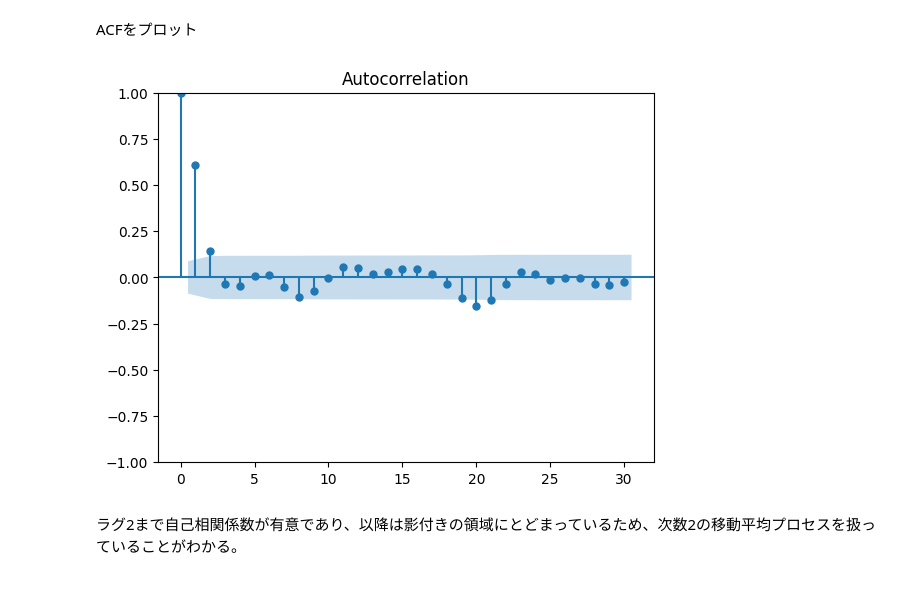
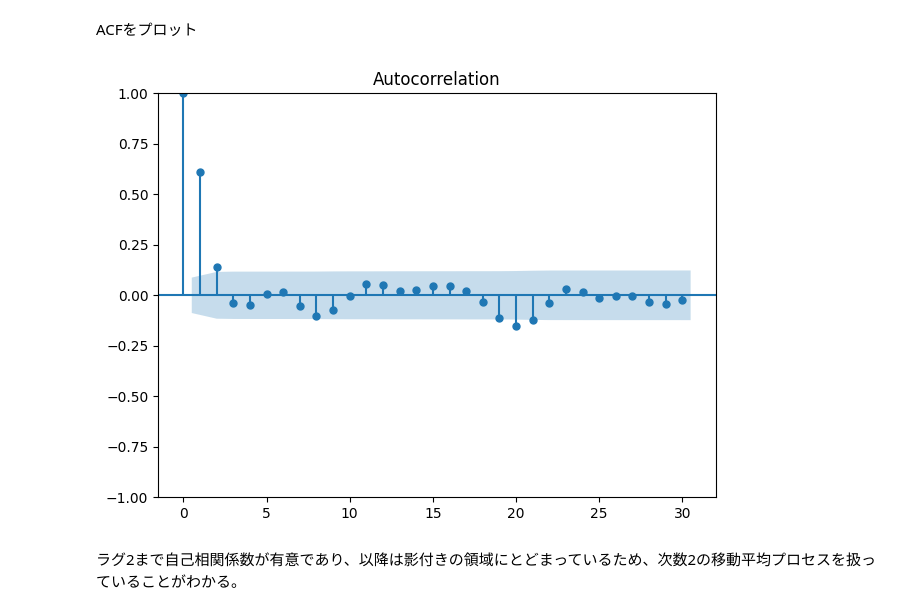
Before and after one commit to LABO-M/Time-Series-Forecasting2025, a Jupyter notebook: CH04/Chapter4_ueki.ipynb, the cells around one changed output. Drawn from its saved outputs; the diff is of its cells as text; code cells hidden in the pictures.

```diff
--- a/CH04/Chapter4_ueki.ipynb
+++ b/CH04/Chapter4_ueki.ipynb
@@ -146,10 +302,10 @@ ACFをプロット
 # %%
 from statsmodels.graphics.tsaplots import plot_acf
 
 plot_acf(widget_sales_diff, lags=30)
-plt.show()
+plt.tight_layout()
 # %% [output]
-[figure, old version]
+[figure, new version]
 # %% [markdown]
 ラグ2まで自己相関係数が有意であり、以降は影付きの領域にとどまっているため、次数2の移動平均プロセスを扱っていることがわかる。
 # %% [markdown]
```
Also changed, not shown: parts of 29 cells of this notebook.
